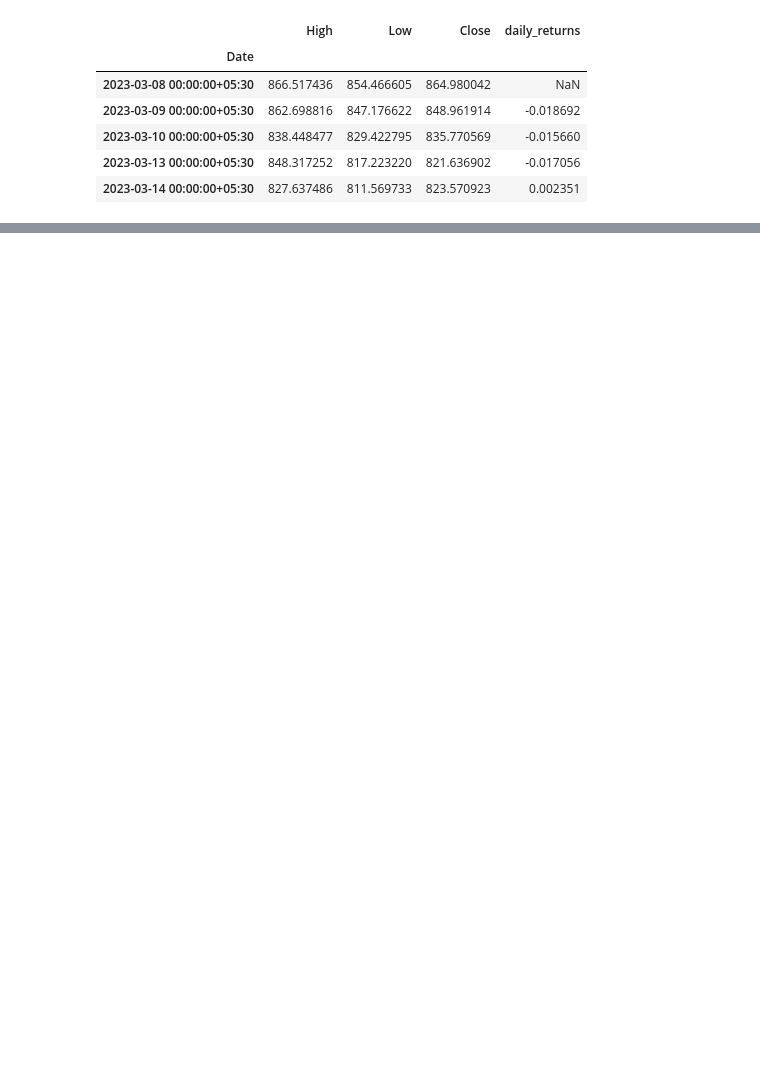
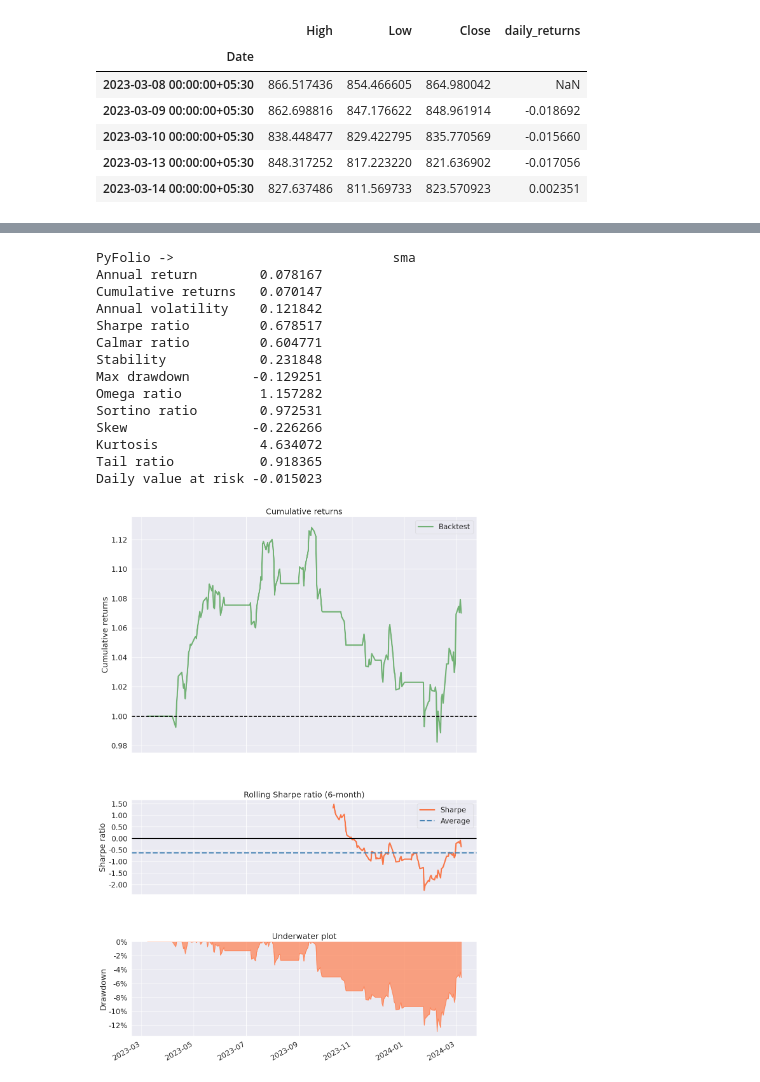
Before and after one commit to gsharma239/MBAZG555, a Jupyter notebook: Assignment-2.ipynb, the cells around one changed output, grey strips where cells are left out. Drawn from its saved outputs; the diff is of its cells as text; code cells hidden in the pictures; blank space fills up the shorter version.

Commit message:
Added custom metrics/pyfolio metrcs & descriptive stats across all rations

```diff
--- a/Assignment-2.ipynb
+++ b/Assignment-2.ipynb
@@ -87,6 +146,7 @@ df_sma[ 'long' ] = ta.trend.SMAIndicator( df_sma['Close'], window=long_window ).
 # Position Strategy
 # BUY condition
 df_sma['sma_signal'] = np.where((df_sma['short'] > df_sma['long']),1,np.nan)
+
 # SELL condition
 df_sma['sma_signal'] = np.where( (df_sma['short'] < df_sma['long']),0,df_sma['sma_signal'])
 
@@ -99,7 +159,13 @@ df_sma['sma_position'] = df_sma['sma_position'].shift(1)
 # calculating returns
 df_sma['returns'] = df_sma['daily_returns'] * (df_sma['sma_position'])
 
-#df_sma['returns'].describe()
+print( type( df_sma['returns'].describe() ))
 
-df_sma.head(50)
+# add the custom metrics to the dataframe for comparison
+tmp = get_performance_metrics( df_sma['returns'].dropna( ))
+custom_metrics['sma'] = pd.Series( tmp.values(), index=tmp.keys())
+
+# add the pyfolio to the dataframe for comparison
 pf.create_simple_tear_sheet( df_sma['returns'] )
+pyfolio_metrics['sma'] = pf.timeseries.perf_stats(  df_sma['returns'].dropna( ) )
+# %% [output]
@@ -106,3 +189,18 @@ pf.create_simple_tear_sheet( df_sma['returns'] )
+PyFolio ->                            sma
+Annual return        0.078167
+Cumulative returns   0.070147
+Annual volatility    0.121842
+Sharpe ratio         0.678517
+Calmar ratio         0.604771
+Stability            0.231848
+Max drawdown        -0.129251
+Omega ratio          1.157282
+Sortino ratio        0.972531
+Skew                -0.226266
+Kurtosis             4.634072
+Tail ratio           0.918365
+Daily value at risk -0.015023
+[figure, added]
 # %%
 # Setting up the calculations for RSI
 
```
Also changed, not shown: parts of 6 cells of this notebook, 1 other file.
